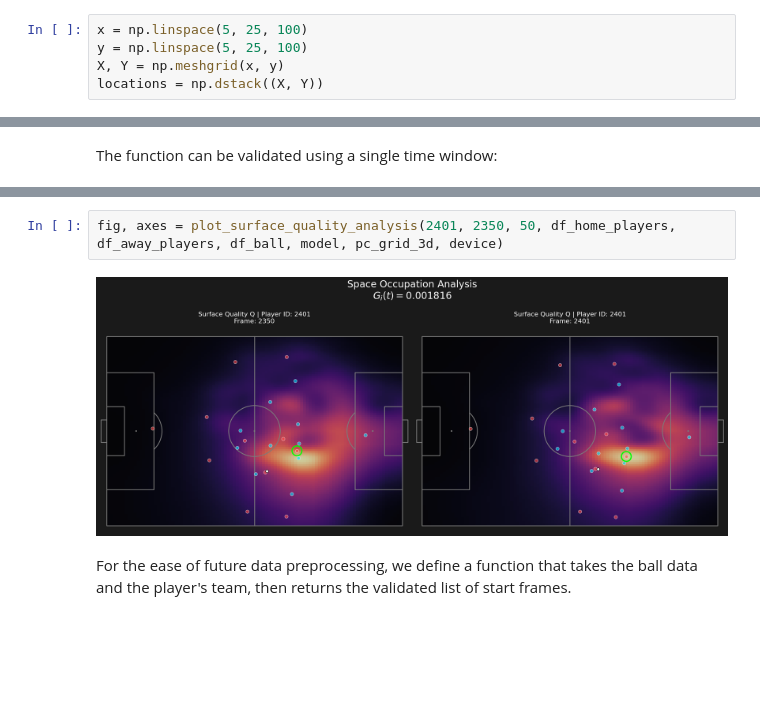
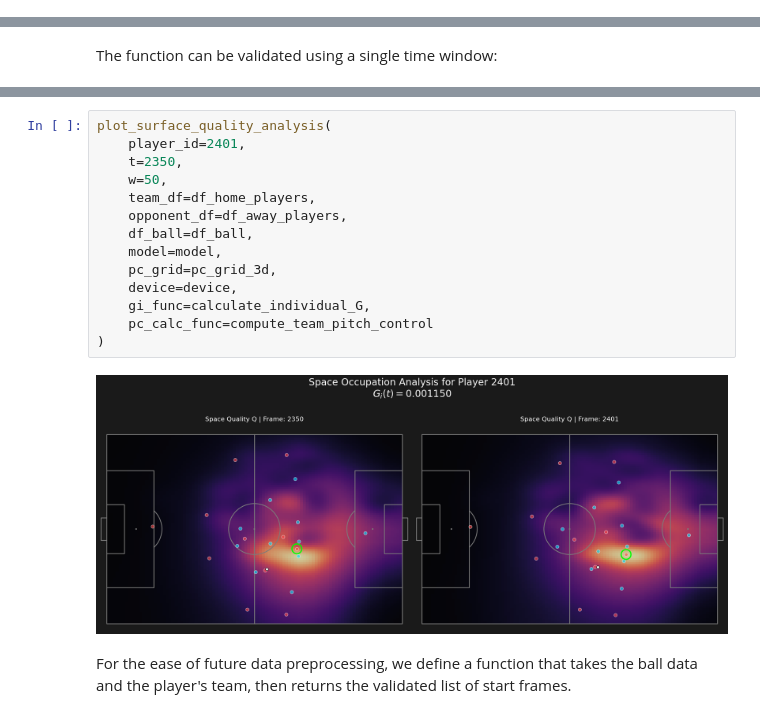
Before and after one commit to yizhan-tech/project_kick, a Jupyter notebook: football_metrics/movement/pitch_control.ipynb, the cells around one changed output, grey strips where cells are left out. Saved outputs shown, nothing was run; the diff lists cells and outputs as text; blank space fills up the shorter version.

```diff
--- a/football_metrics/movement/pitch_control.ipynb
+++ b/football_metrics/movement/pitch_control.ipynb
@@ -282,8 +258,3 @@ def influence_function(player_position, locations, player_velocity, ball_positio
     return influence_degree
 # %% [markdown]
 We can visualize and validate the construction of the **influence area function** as follows:
-# %%
-x = np.linspace(5, 25, 100)
-y = np.linspace(5, 25, 100)
-X, Y = np.meshgrid(x, y)
-locations = np.dstack((X, Y))
@@ -1087,7 +764,19 @@ def plot_surface_quality_analysis(player_id, t, w, team_df, opponent_df, df_ball
 # %%
-fig, axes = plot_surface_quality_analysis(2401, 2350, 50, df_home_players, df_away_players, df_ball, model, pc_grid_3d, device)
+plot_surface_quality_analysis(
+    player_id=2401,
+    t=2350,
+    w=50,
+    team_df=df_home_players,
+    opponent_df=df_away_players,
+    df_ball=df_ball,
+    model=model,
+    pc_grid=pc_grid_3d,
+    device=device,
+    gi_func=calculate_individual_G,
+    pc_calc_func=compute_team_pitch_control
+)
 # %% [output]
-[figure, old version]
+[figure, new version]
 # %% [markdown]
 For the ease of future data preprocessing, we define a function that takes the ball data and the player's team, then returns the validated list of start frames.
 # %%
```
Also changed, not shown: parts of 29 cells of this notebook, 1 other file.
